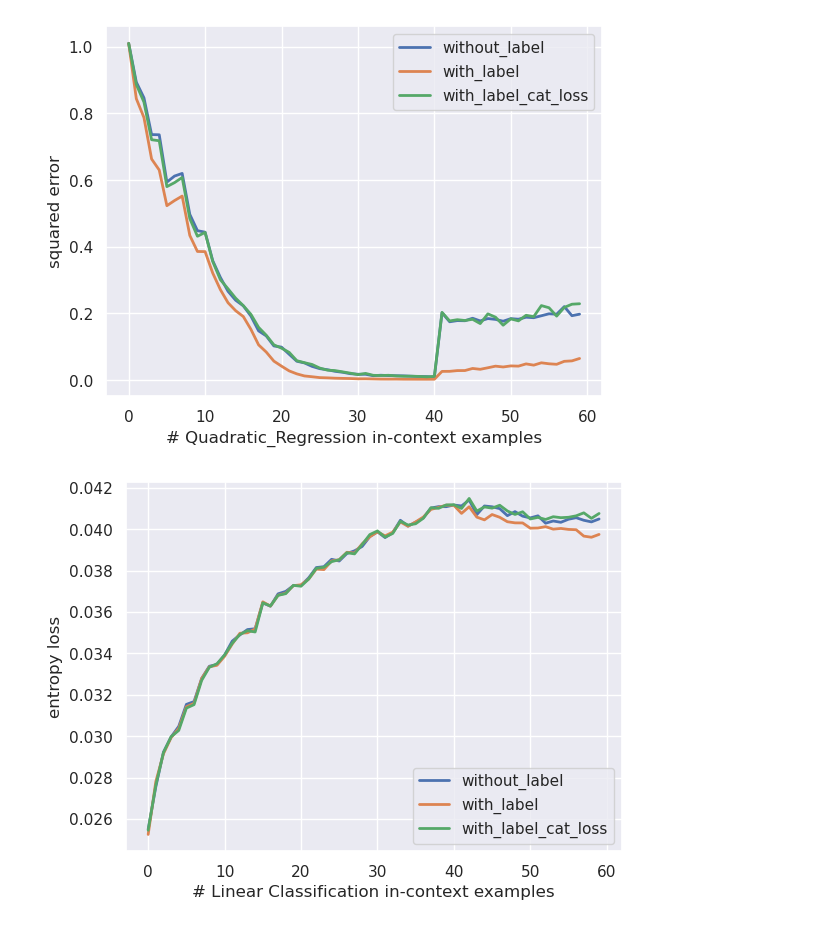
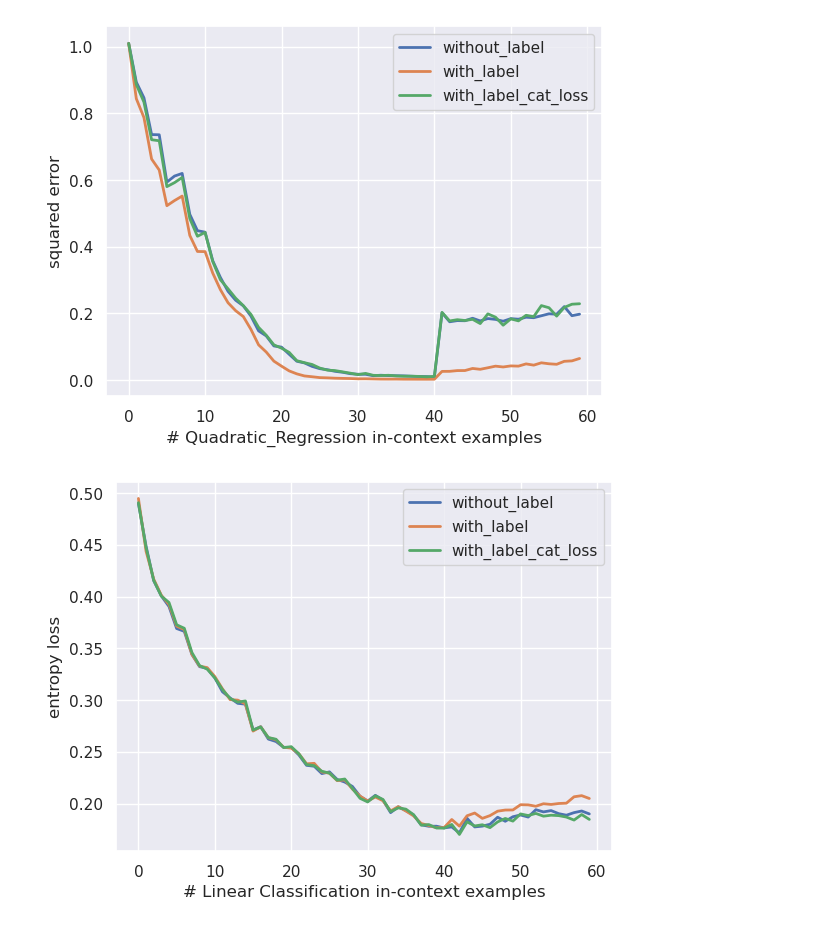
Before and after one commit to aia00/LLM_Archive, a Jupyter notebook: GPT2/experiments/ICL_24_2/mycode/categorical_loss/src/my_eval.ipynb, the cells around one changed output. Cells and saved outputs as stored; diff of their text form; code cells hidden in the pictures.

Commit message:
new ,models

```diff
--- a/GPT2/experiments/ICL_24_2/mycode/categorical_loss/src/my_eval.ipynb
+++ b/GPT2/experiments/ICL_24_2/mycode/categorical_loss/src/my_eval.ipynb
@@ -26,7 +26,7 @@ run_dir = "../models"
 #task = "decision_tree"
 #task = "relu_2nn_regression"
 
-model_name_without_label = "multiple_task_without_label_adjust_loss_weight"
+model_name_without_label = "multiple_task_without_label"
 
 # model_name_without_label = "multiple_task_without_label"
 
@@ -78,7 +78,7 @@ model_with_label_cat_loss, conf = get_parrallel_model_from_run(run_path_with_lab
 model_with_label_cat_loss = model_with_label_cat_loss.to(device)
 # %%
 n_dims = conf.model.n_dims
-batch_size = conf.training.batch_size  * 5
+batch_size = conf.training.batch_size  * 20
 
 data_sampler = get_data_sampler(conf.training.data, n_dims)
 task_sampler = get_task_sampler(
@@ -119,3 +119,27 @@ plt.legend()
 plt.show()
 # %% [output]
 [figure]
+# %%
+n_dims = conf.model.n_dims
+batch_size = conf.training.batch_size  * 20
+
+data_sampler = get_data_sampler(conf.training.data, n_dims)
+task_sampler = get_task_sampler(
+    "linear_regression",
+    n_dims,
+    batch_size,
+    **conf.training.task_kwargs
+)
+# %%
+model_without_label, conf = get_parrallel_model_from_run(run_path_without_label)
+model_without_label = model_without_label.to(device)
+task = task_sampler()
+
+xs= data_sampler.sample_xs(b_size=batch_size, n_points=80).to(device)
+ys = task.evaluate(xs).to(device)
+
+with torch.no_grad():
+    pred_without_label = model_without_label(xs, ys)
+
+metric_without_label = task.get_metric()
+loss_without_label = metric_without_label(pred_without_label, ys).cpu().numpy()
@@ -195,13 +226,13 @@ loss_with_label = metric_with_label(pred_with_label, ys).cpu().numpy()
 metric_with_label_cat_loss = task.get_metric()
 loss_with_label_cat_loss = metric_with_label_cat_loss(pred_with_label_cat_loss [0], ys).cpu().numpy()
 # %%
-plt.plot(loss_without_label.mean(axis=0), lw=2, label="without_label")
-plt.plot(loss_with_label.mean(axis=0), lw=2, label="with_label")
-plt.plot(loss_with_label_cat_loss.mean(axis=0), lw=2, label="with_label_cat_loss")
+plt.plot(1-loss_without_label.mean(axis=0), lw=2, label="without_label")
+plt.plot(1-loss_with_label.mean(axis=0), lw=2, label="with_label")
+plt.plot(1-loss_with_label_cat_loss.mean(axis=0), lw=2, label="with_label_cat_loss")
 # plt.axhline(baseline, ls="--", color="gray", label="zero estimator")
 plt.xlabel("# Linear Classification in-context examples")
 plt.ylabel("entropy loss")
 plt.legend()
 plt.show()
 # %% [output]
-[figure, old version]
+[figure, new version]
```
Also changed, not shown: parts of 2 cells of this notebook, 31 other files.
